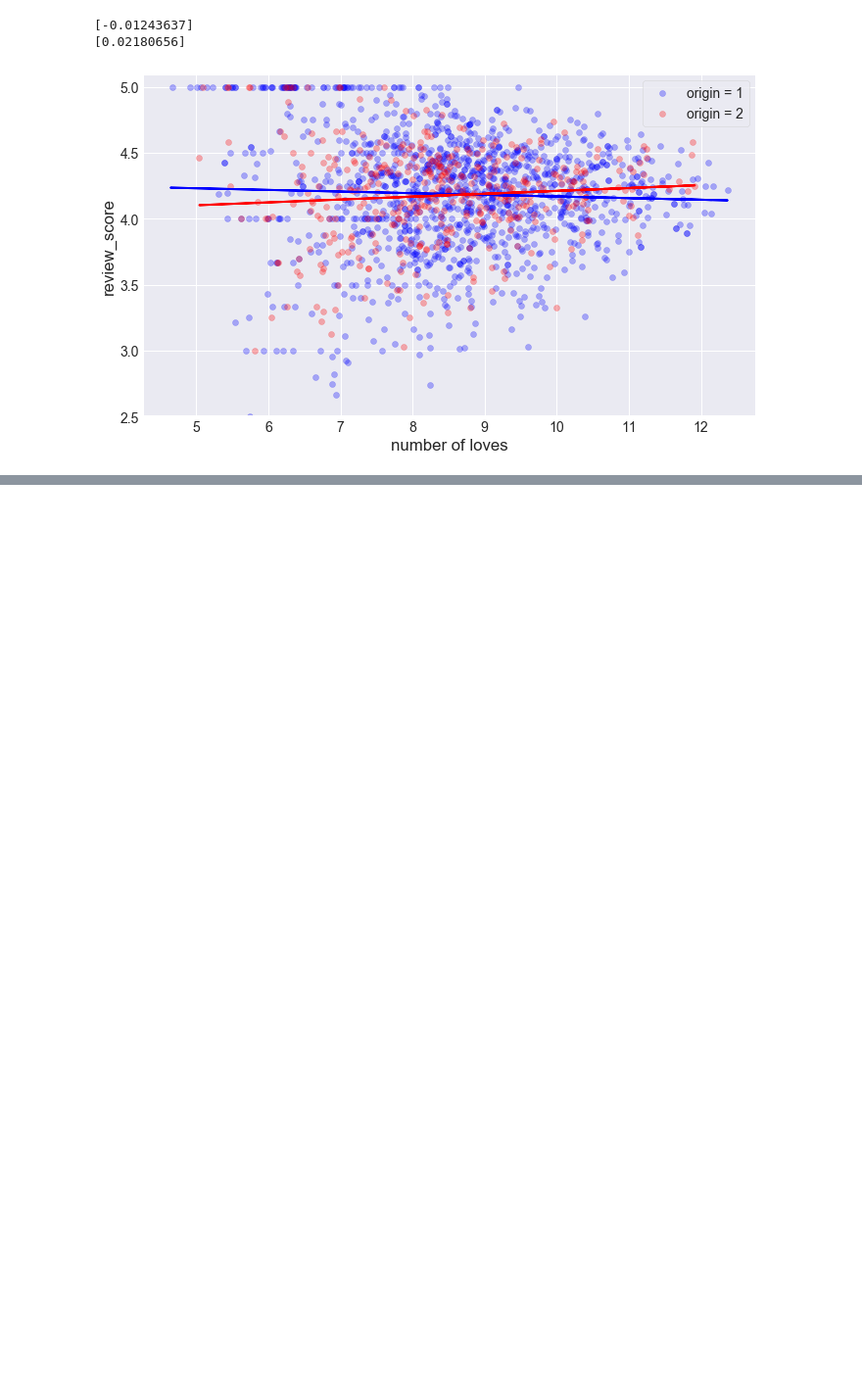
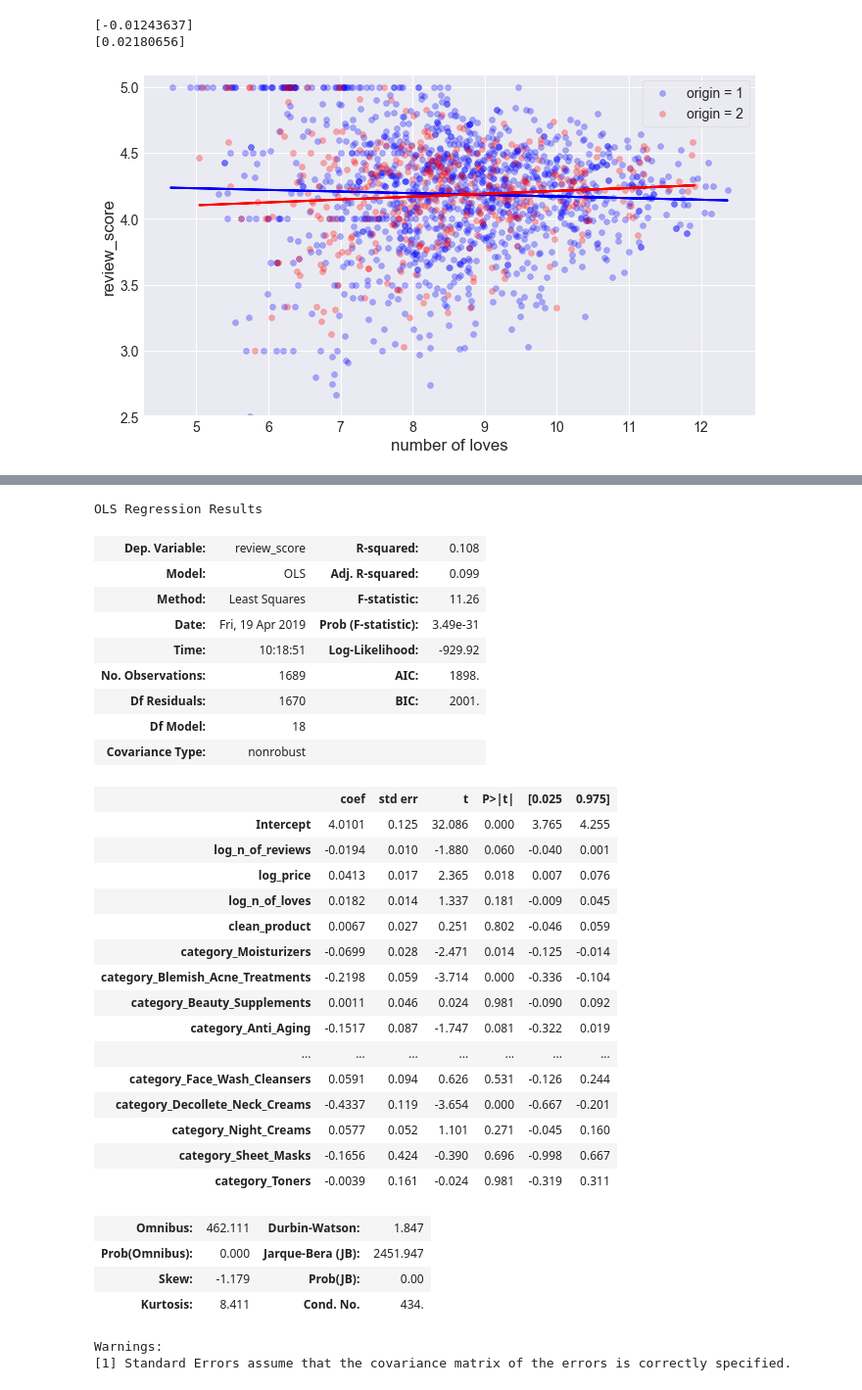
Before and after one commit to fpleoni/i_feel_pretty, a Jupyter notebook: src/Regression.ipynb, the cells around one changed output, grey strips where cells are left out. Shown at 98% size. Drawn from its saved outputs; the diff is of its cells as text; code cells hidden in the pictures; blank space fills up the shorter version.

```diff
--- a/src/Regression.ipynb
+++ b/src/Regression.ipynb
@@ -633,2 +626,25 @@ OLS Regression Results
 Warnings:
 [1] Standard Errors assume that the covariance matrix of the errors is correctly specified.
+# %%
+# Build last dataframe with transformed variables
+data_last = pd.DataFrame([])
+data_last["log_n_of_reviews"]= log_n_of_reviews
+data_last["log_price"]= log_price
+data_last["log_n_of_loves"] = log_n_of_loves
+data_last["clean_product"] = pretty_numbers["clean_product"]
+data_last["category_Moisturizers"] = pretty_numbers["category_Moisturizers"]
+data_last["category_Blemish_Acne_Treatments"] = pretty_numbers["category_Blemish_&_Acne_Treatments"]
+data_last["category_Face_Serums"] = pretty_numbers["category_Face_Serums"]
+data_last["category_Beauty_Supplements"] = pretty_numbers["category_Beauty_Supplements"]
+data_last["category_Anti_Aging"] = pretty_numbers["category_Anti-Aging"]
+data_last["category_Eye_Creams_Treatments"] = pretty_numbers["category_Eye_Creams_&_Treatments"]
+data_last["category_Eye_Masks"] = pretty_numbers["category_Eye_Masks"]
+data_last["category_Mists_Essences"] = pretty_numbers["category_Mists_&_Essences"]
+data_last["category_Face_Masks"] = pretty_numbers["category_Face_Masks"]
+data_last["category_Face_Oils"] = pretty_numbers["category_Face_Oils"]
+data_last["category_Face_Wash_Cleansers"] = pretty_numbers["category_Face_Wash_&_Cleansers"]
+data_last["category_Decollete_Neck_Creams"] = pretty_numbers["category_Decollete_&_Neck_Creams"]
+data_last["category_Night_Creams"] = pretty_numbers["category_Night_Creams"]
+data_last["category_Sheet_Masks"] = pretty_numbers["category_Sheet_Masks"]
+data_last["category_Toners"] = pretty_numbers["category_Toners"]
+data_last["review_score"] = pretty_numbers["review_score"]
@@ -634,0 +716,52 @@ Warnings:
+# %%
+# Statsmodels
+# Multiple Regression
+y_last_stats = data_last["review_score"]
+x_last_stats = data_last[["log_n_of_reviews", "log_price", "log_n_of_loves", "category_Moisturizers",  "category_Blemish_Acne_Treatments",
+                            "category_Beauty_Supplements", "category_Anti_Aging", "category_Eye_Creams_Treatments",
+                            "category_Eye_Masks", "category_Mists_Essences", "category_Face_Masks", "category_Face_Oils",
+                            "category_Face_Wash_Cleansers", "category_Decollete_Neck_Creams", "category_Night_Creams",
+                             "category_Sheet_Masks", "category_Toners"]]
+
+f_last ='''review_score~log_n_of_reviews+log_price+log_n_of_loves+clean_product+category_Moisturizers+
+        category_Blemish_Acne_Treatments+category_Beauty_Supplements+category_Anti_Aging+
+            category_Eye_Creams_Treatments+category_Eye_Masks+category_Mists_Essences+category_Face_Masks+
+            category_Face_Oils+category_Face_Wash_Cleansers+category_Decollete_Neck_Creams+category_Night_Creams+
+            category_Sheet_Masks+category_Toners'''
+
+model_super_last = smf.ols(formula = f_last, data = data_last).fit()
+# %%
+model_super_last.summary()
+# %% [output]
+OLS Regression Results
+| Dep. Variable: | review_score | R-squared: | 0.108 |
+| Model: | OLS | Adj. R-squared: | 0.099 |
+| Method: | Least Squares | F-statistic: | 11.26 |
+| Date: | Fri, 19 Apr 2019 | Prob (F-statistic): | 3.49e-31 |
+| Time: | 10:18:51 | Log-Likelihood: | -929.92 |
+| No. Observations: | 1689 | AIC: | 1898. |
+| Df Residuals: | 1670 | BIC: | 2001. |
+| Df Model: | 18 |  |  |
+| Covariance Type: | nonrobust |  |  |
+|  | coef | std err | t | P>|t| | [0.025 | 0.975] |
+| Intercept | 4.0101 | 0.125 | 32.086 | 0.000 | 3.765 | 4.255 |
+| log_n_of_reviews | -0.0194 | 0.010 | -1.880 | 0.060 | -0.040 | 0.001 |
+| log_price | 0.0413 | 0.017 | 2.365 | 0.018 | 0.007 | 0.076 |
+| log_n_of_loves | 0.0182 | 0.014 | 1.337 | 0.181 | -0.009 | 0.045 |
+| clean_product | 0.0067 | 0.027 | 0.251 | 0.802 | -0.046 | 0.059 |
+| category_Moisturizers | -0.0699 | 0.028 | -2.471 | 0.014 | -0.125 | -0.014 |
+| category_Blemish_Acne_Treatments | -0.2198 | 0.059 | -3.714 | 0.000 | -0.336 | -0.104 |
+| category_Beauty_Supplements | 0.0011 | 0.046 | 0.024 | 0.981 | -0.090 | 0.092 |
+| category_Anti_Aging | -0.1517 | 0.087 | -1.747 | 0.081 | -0.322 | 0.019 |
+| ... | ... | ... | ... | ... | ... | ... |
+| category_Face_Wash_Cleansers | 0.0591 | 0.094 | 0.626 | 0.531 | -0.126 | 0.244 |
+| category_Decollete_Neck_Creams | -0.4337 | 0.119 | -3.654 | 0.000 | -0.667 | -0.201 |
+| category_Night_Creams | 0.0577 | 0.052 | 1.101 | 0.271 | -0.045 | 0.160 |
+| category_Sheet_Masks | -0.1656 | 0.424 | -0.390 | 0.696 | -0.998 | 0.667 |
+| category_Toners | -0.0039 | 0.161 | -0.024 | 0.981 | -0.319 | 0.311 |
+| Omnibus: | 462.111 | Durbin-Watson: | 1.847 |
+| Prob(Omnibus): | 0.000 | Jarque-Bera (JB): | 2451.947 |
+| Skew: | -1.179 | Prob(JB): | 0.00 |
+| Kurtosis: | 8.411 | Cond. No. | 434. |
+Warnings:
+[1] Standard Errors assume that the covariance matrix of the errors is correctly specified.
```
Also changed, not shown: parts of 19 cells of this notebook.
